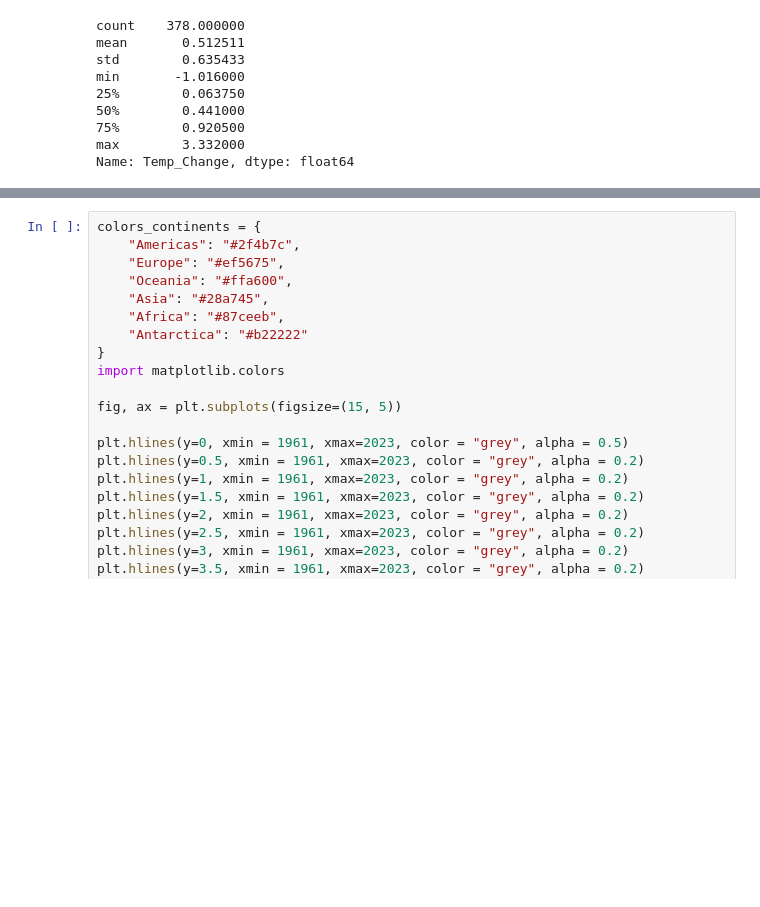
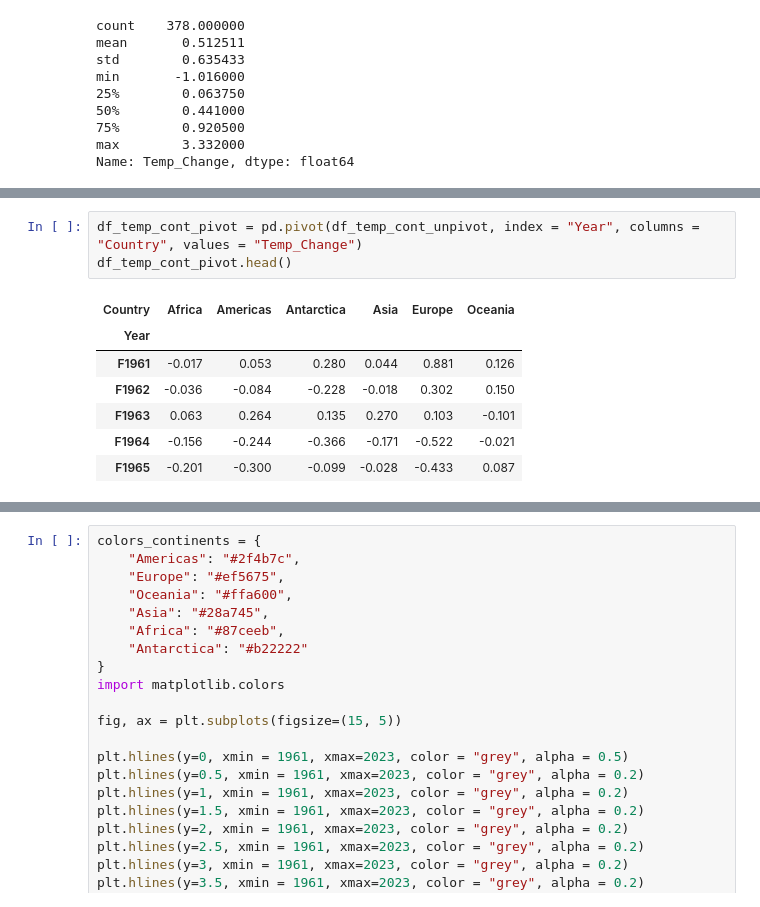
Before and after one commit to VarenkaRico/VarenkaRico.github.io, a Jupyter notebook: IMF_ClimateData/ChangeTemp_Analysis.ipynb, the cells around one changed output, grey strips where cells are left out. Cells and saved outputs as stored; diff of their text form; blank space fills up the shorter version.

```diff
--- a/IMF_ClimateData/ChangeTemp_Analysis.ipynb
+++ b/IMF_ClimateData/ChangeTemp_Analysis.ipynb
@@ -322,0 +326,11 @@ Name: Temp_Change, dtype: float64
+# %%
+df_temp_cont_pivot = pd.pivot(df_temp_cont_unpivot, index = "Year", columns = "Country", values = "Temp_Change")
+df_temp_cont_pivot.head()
+# %% [output]
+| Country | Africa | Americas | Antarctica | Asia | Europe | Oceania |
+| Year |  |  |  |  |  |  |
+| F1961 | -0.017 | 0.053 | 0.280 | 0.044 | 0.881 | 0.126 |
+| F1962 | -0.036 | -0.084 | -0.228 | -0.018 | 0.302 | 0.150 |
+| F1963 | 0.063 | 0.264 | 0.135 | 0.270 | 0.103 | -0.101 |
+| F1964 | -0.156 | -0.244 | -0.366 | -0.171 | -0.522 | -0.021 |
+| F1965 | -0.201 | -0.300 | -0.099 | -0.028 | -0.433 | 0.087 |
```
Also changed, not shown: parts of 9 cells of this notebook, 5 other files.
